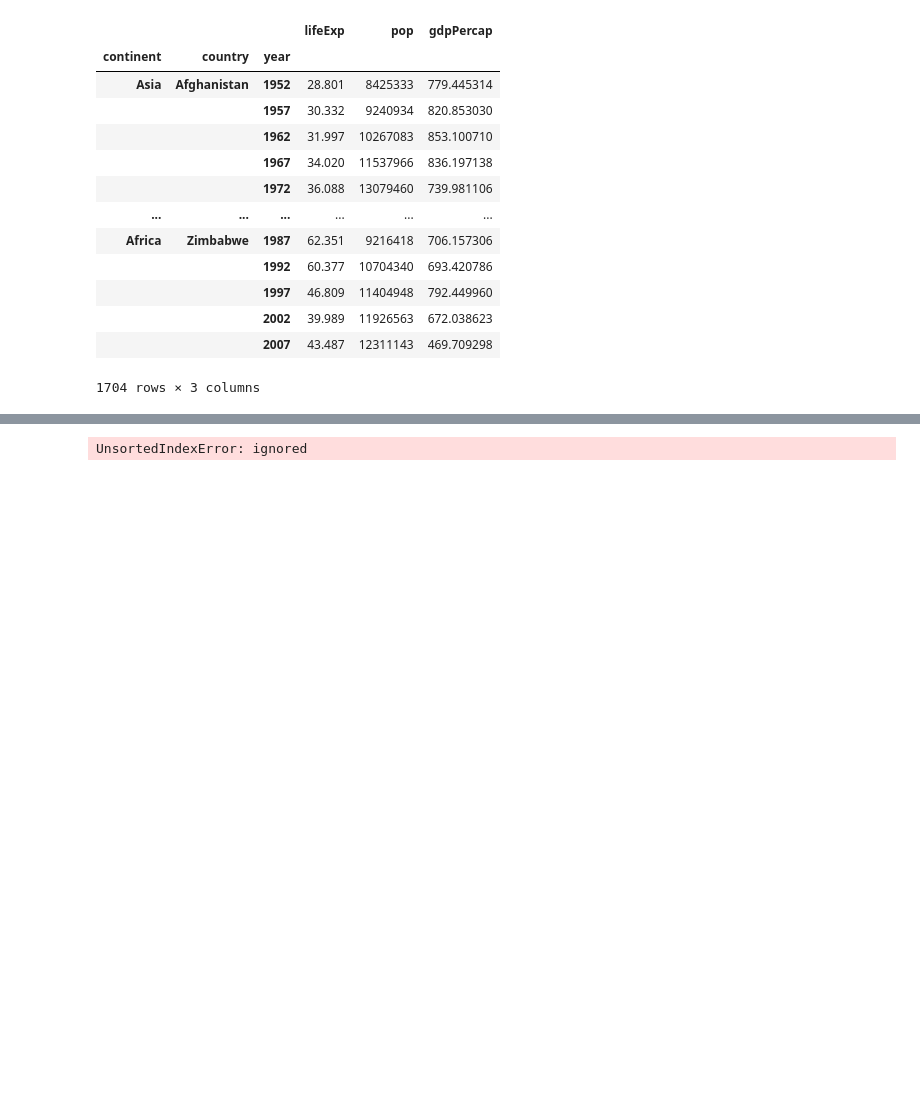
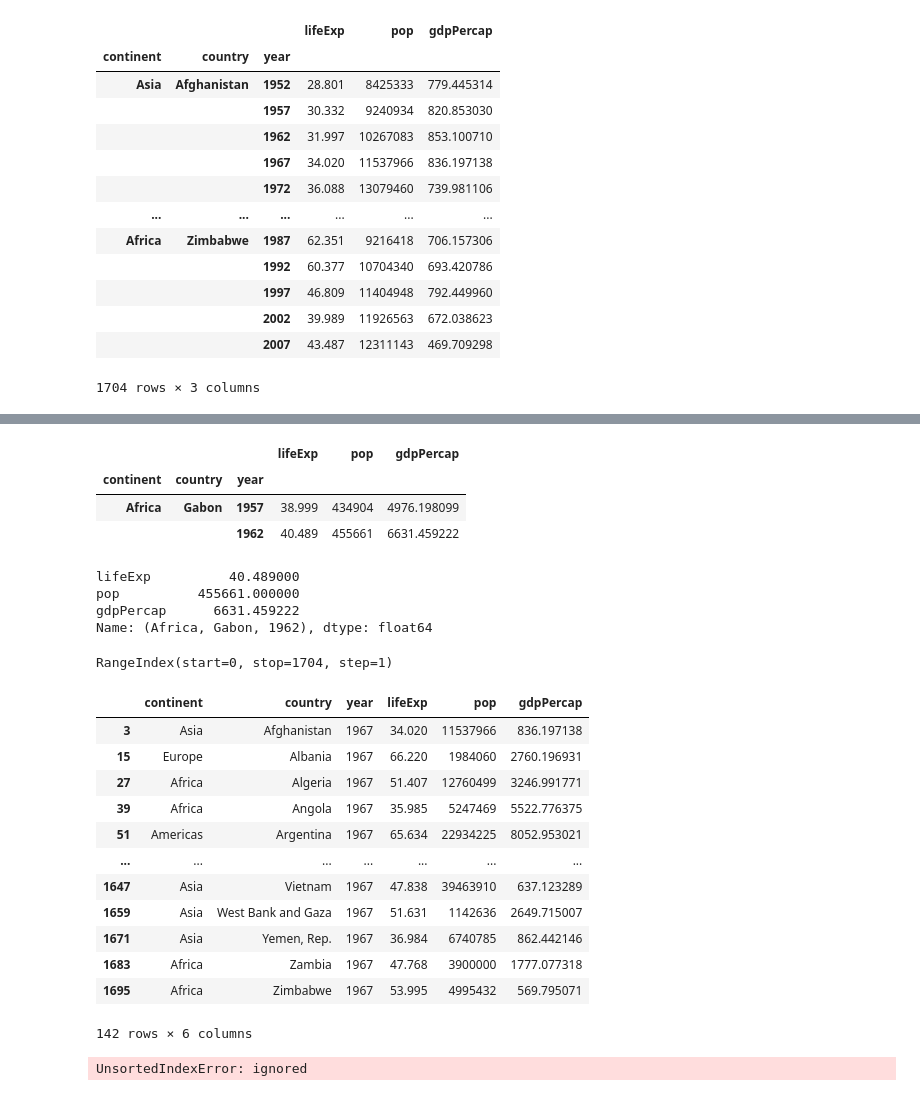
Before and after one commit to sledhead/python_core_test, a Jupyter notebook: pandas_gapminder.ipynb, the cells around one changed output, grey strips where cells are left out. Cells and saved outputs as stored; diff of their text form; code cells hidden in the pictures; blank space fills up the shorter version.

```diff
--- a/pandas_gapminder.ipynb
+++ b/pandas_gapminder.ipynb
@@ -567,3 +585,37 @@ gapminder
+# %%
+gapminder.loc[('Africa','Gabon',[1957,1962]), :]
+# %% [output]
+|  |  |  | lifeExp | pop | gdpPercap |
+| continent | country | year |  |  |  |
+| Africa | Gabon | 1957 | 38.999 | 434904 | 4976.198099 |
+|  |  | 1962 | 40.489 | 455661 | 6631.459222 |
+# %%
+gapminder.loc[('Africa','Gabon',1962), :]
+# %% [output]
+lifeExp          40.489000
+pop          455661.000000
+gdpPercap      6631.459222
+Name: (Africa, Gabon, 1962), dtype: float64
+# %%
+gapminder_reset.index
+# %% [output]
+RangeIndex(start=0, stop=1704, step=1)
+# %%
+gapminder_reset.loc[gapminder_reset['year'] == 1967]
+# %% [output]
+|  | continent | country | year | lifeExp | pop | gdpPercap |
+| 3 | Asia | Afghanistan | 1967 | 34.020 | 11537966 | 836.197138 |
+| 15 | Europe | Albania | 1967 | 66.220 | 1984060 | 2760.196931 |
+| 27 | Africa | Algeria | 1967 | 51.407 | 12760499 | 3246.991771 |
+| 39 | Africa | Angola | 1967 | 35.985 | 5247469 | 5522.776375 |
+| 51 | Americas | Argentina | 1967 | 65.634 | 22934225 | 8052.953021 |
+| ... | ... | ... | ... | ... | ... | ... |
+| 1647 | Asia | Vietnam | 1967 | 47.838 | 39463910 | 637.123289 |
+| 1659 | Asia | West Bank and Gaza | 1967 | 51.631 | 1142636 | 2649.715007 |
+| 1671 | Asia | Yemen, Rep. | 1967 | 36.984 | 6740785 | 862.442146 |
+| 1683 | Africa | Zambia | 1967 | 47.768 | 3900000 | 1777.077318 |
+| 1695 | Africa | Zimbabwe | 1967 | 53.995 | 4995432 | 569.795071 |
+142 rows × 6 columns
 # %%
 gapminder.loc['Africa','Gabon':'Libya',:]
 # %% [output]
```
Also changed, not shown: parts of 3 cells of this notebook.
